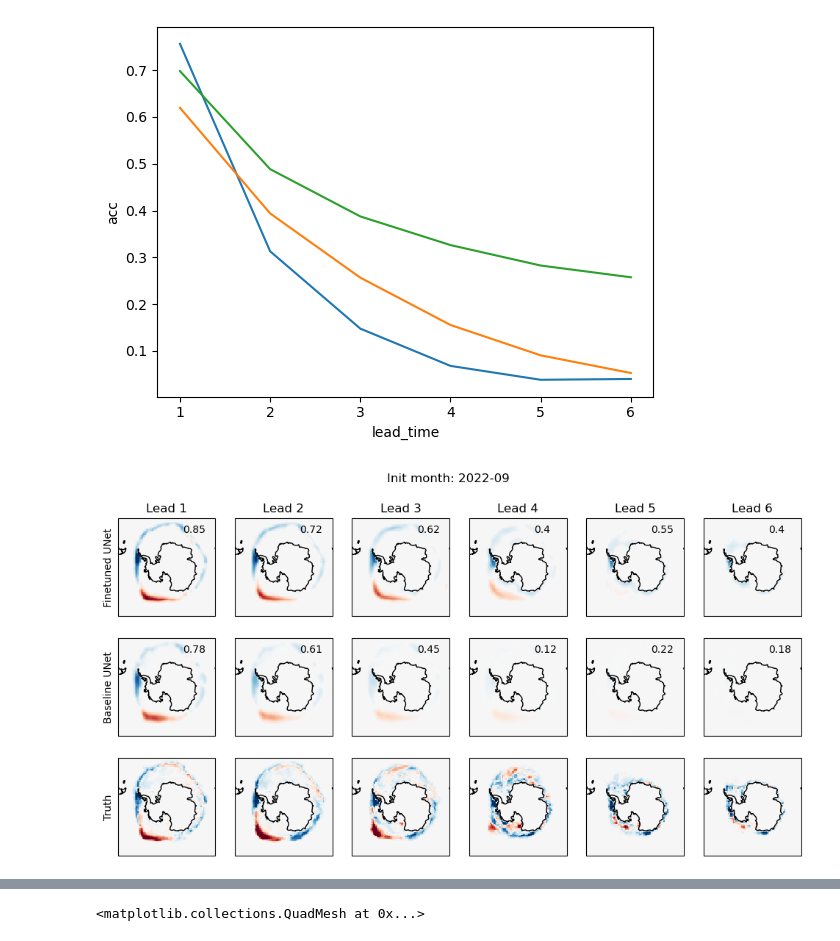
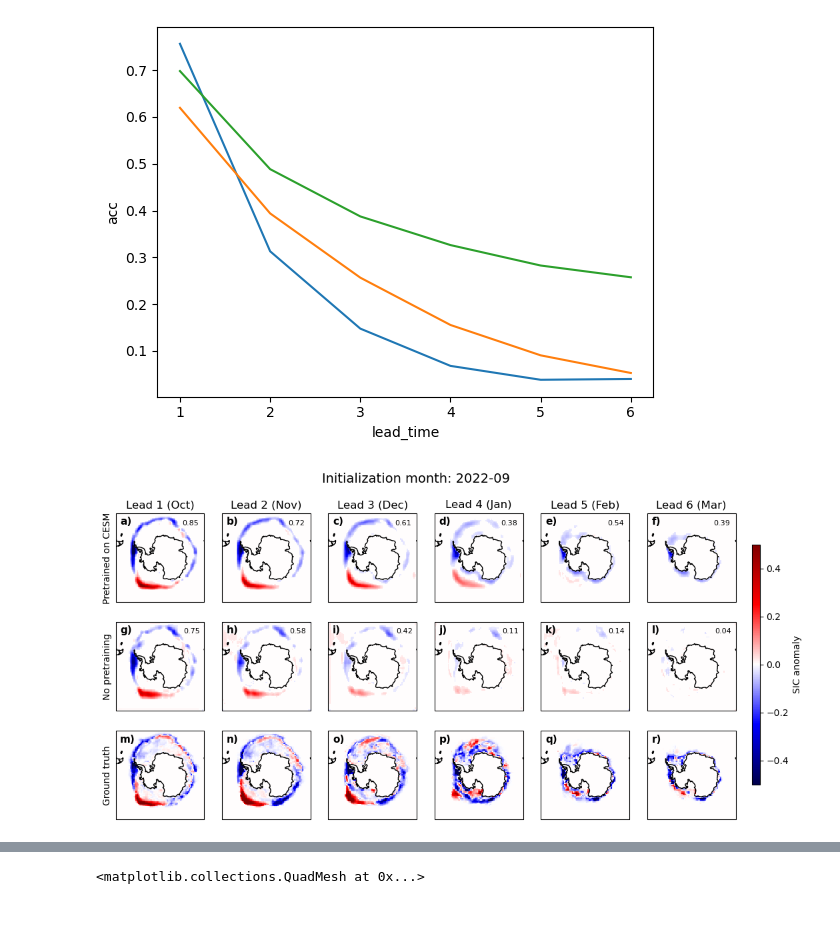
Before and after one commit to ychnli/sicpred, a Jupyter notebook: exp3_figures.ipynb, the cells around one changed output, grey strips where cells are left out. Saved outputs shown, nothing was run; the diff lists cells and outputs as text; code cells hidden in the pictures; blank space fills up the shorter version.

```diff
--- a/exp3_figures.ipynb
+++ b/exp3_figures.ipynb
@@ -190,49 +185,65 @@ acc_agg_ft_dict["input2"].mean("month").plot()
 # %%
 pred = xr.open_dataset("/scratch/users/yucli/sicpred_model_predictions/obs_input2_ensemble/UNetRes3_best_predictions.nc")["predictions"]
 pred_ft = xr.open_dataset("/scratch/users/yucli/sicpred_model_predictions/obs_input2_finetune/UNetRes3_best_predictions.nc")["predictions"]
 targets = xr.open_dataset("/scratch/users/yucli/cesm_data_processed/data_pairs/seaice_plus_auxiliary_obs/targets_member_obs.nc")["data"]
 persist = xr.open_dataset("/scratch/users/yucli/sicpred_model_predictions/obs_input2_ensemble/baselines/persistence_predictions.nc")["predictions"]
 
+def calculate_masked_acc(pred, truth, dim):
+    ice_occurrence_mask = xr.open_dataset(os.path.join(config_cesm.DATA_DIRECTORY, "obs_data/ice_occurrence_mask.nc"))["mask"]
+    pred = pred.where(ice_occurrence_mask == 1)
+    truth = truth.where(ice_occurrence_mask == 1)
+    return xr.corr(pred, truth, dim).values
+
+
 def plot_pred_example(da_pred1, da_pred2, da_truth, start_prediction_month, savepath=None):
     import cartopy.crs as ccrs
+
     months = ['Jan', 'Feb', 'Mar', 'Apr', 'May', 'Jun',
             'Jul', 'Aug', 'Sep', 'Oct', 'Nov', 'Dec']
     lon = REFERENCE_GRID.lon.data
     lat = REFERENCE_GRID.lat.data
 
     fig, axs = plt.subplots(figsize=(12, 6), nrows=3, ncols=6, sharex=True, sharey=True,
                             subplot_kw={'projection': ccrs.SouthPolarStereo()})
-    start_pred_mon = da_truth.start_prediction_month.sel(start_prediction_month=start_prediction_month)
-
+    init_month = start_prediction_month.astype('datetime64[M]')
     for i in range(6):
         pred1 = da_pred1.sel(start_prediction_month=start_prediction_month).isel(lead_time=i).squeeze()
         pred2 = da_pred2.sel(start_prediction_month=start_prediction_month).isel(lead_time=i).squeeze()
         truth = da_truth.sel(start_prediction_month=start_prediction_month).isel(lead_time=i).squeeze()
 
-        axs[0,i].pcolormesh(lon, lat, pred1, transform=ccrs.PlateCarree(), vmin=-0.5, vmax=0.5, cmap="RdBu_r")
-        axs[1,i].pcolormesh(lon, lat, pred2, transform=ccrs.PlateCarree(), vmin=-0.5, vmax=0.5, cmap="RdBu_r")
-        axs[2,i].pcolormesh(lon, lat, truth, transform=ccrs.PlateCarree(), vmin=-0.5, vmax=0.5, cmap="RdBu_r")
+        im = axs[0,i].pcolormesh(lon, lat, pred1, transform=ccrs.PlateCarree(), vmin=-0.5, vmax=0.5, cmap="seismic")
+        axs[1,i].pcolormesh(lon, lat, pred2, transform=ccrs.PlateCarree(), vmin=-0.5, vmax=0.5, cmap="seismic")
+        axs[2,i].pcolormesh(lon, lat, truth, transform=ccrs.PlateCarree(), vmin=-0.5, vmax=0.5, cmap="seismic")
 
         # print acc
-        acc_1 =  np.corrcoef(pred1.to_numpy().flatten(), truth.to_numpy().flatten()).round(2)[0,1]
-        acc_2 =  np.corrcoef(pred2.to_numpy().flatten(), truth.to_numpy().flatten()).round(2)[0,1]
-        axs[0,i].text(25, -60, acc_1, transform=ccrs.PlateCarree())
-        axs[1,i].text(25, -60, acc_2, transform=ccrs.PlateCarree())
-        axs[0,i].set_title(f"Lead {i+1}")
+        acc_1 = calculate_masked_acc(pred1, truth, ("x","y"))
+        acc_2 = calculate_masked_acc(pred2, truth, ("x","y"))
+        axs[0,i].annotate(np.round(acc_1, 2), xy=(0, 1), xycoords="axes fraction", xytext=(0.75, 0.85), textcoords="axes fraction",
+            ha="left", va="bottom", fontsize=8)
+        axs[1,i].text(35, -55, np.round(acc_2, 2), transform=ccrs.PlateCarree(), fontsize=8)
+
+        axs[0,i].set_title(f"Lead {i+1} ({months[(pd.to_datetime(init_month).month + i) % 12]})")
         for j in range(3):
             axs[j,i].coastlines()
             axs[j,0].yaxis.set_visible(True)
             axs[j,0].set_yticks([])
-    axs[0,0].set_ylabel("Finetuned UNet")
-    axs[1,0].set_ylabel("Baseline UNet")
-    axs[2,0].set_ylabel("Truth")
+    axs[0,0].set_ylabel("Pretrained on CESM")
+    axs[1,0].set_ylabel("No pretraining")
+    axs[2,0].set_ylabel("Ground truth")
 
-    plt.suptitle(f"Init month: {start_pred_mon.values.astype('datetime64[M]')}")
-    if savepath is not None:
-        plt.savefig(savepath, dpi=250, bbox_inches='tight')
-    plt.show()
+    plt.suptitle(f"Initialization month: {init_month}", fontsize=14)
+    panel_labels = list(string.ascii_lowercase)
+    for i, ax in enumerate(axs.flatten()):
+        ax.annotate(
+            f"{panel_labels[i]})",
+            xy=(0, 1), xycoords="axes fraction", xytext=(0.05, 0.85), textcoords="axes fraction",
+            ha="left", va="bottom", fontsize=11, fontweight="bold"
+        )
 
+    cbar_ax = fig.add_axes([0.92, 0.2, 0.01, 0.6])
+    cbar = fig.colorbar(im, cax=cbar_ax, label='SIC anomaly')
 
-plot_pred_example(pred_ft.mean("nn_member_id"), pred.mean("nn_member_id"), targets, np.datetime64("2022-09-01"))
+plot_pred_example(pred_ft.sel(nn_member_id=0), pred.sel(nn_member_id=0), targets, np.datetime64("2022-09-01"))
+# plt.savefig("figures/cesm_new/exp3_example_zw3.png", dpi=300, bbox_inches='tight')
 # %% [output]
-[figure, old version]
+[figure, new version]
```
Also changed, not shown: parts of 5 cells of this notebook.
